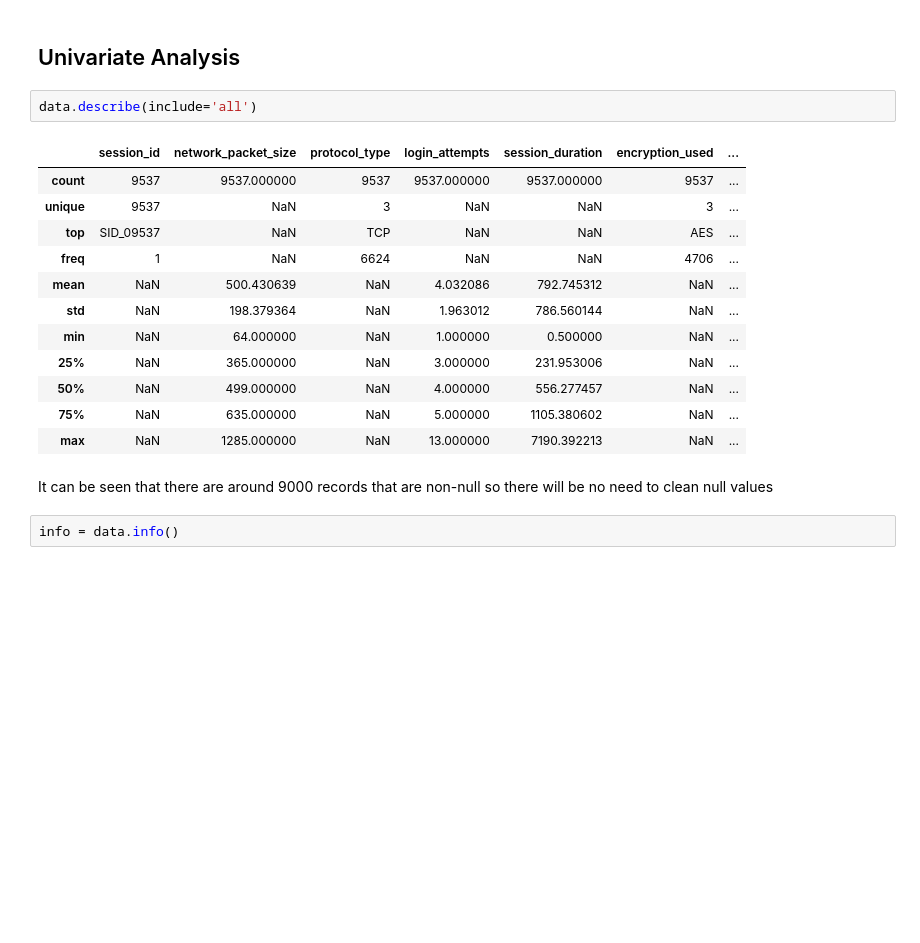
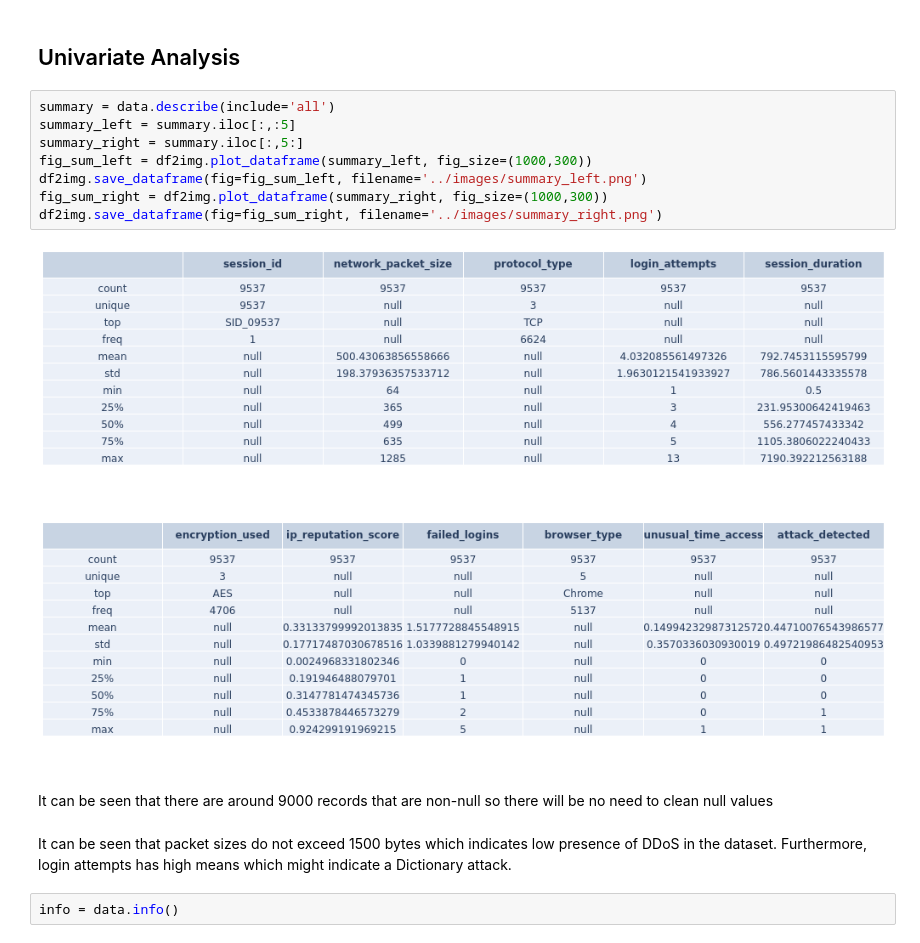
Before and after one commit to aczeta/AIM-Capstone, a Jupyter notebook: notebooks/eda.ipynb, the cells around one changed output. Drawn from its saved outputs; the diff is of its cells as text; blank space fills up the shorter version.

```diff
--- a/notebooks/eda.ipynb
+++ b/notebooks/eda.ipynb
@@ -63,22 +63,20 @@ No or weak encryption indicates a possible attack since it allows vulnerability
 # %% [markdown]
 ## Univariate Analysis
 # %%
-data.describe(include='all')
+summary = data.describe(include='all')
+summary_left = summary.iloc[:,:5]
+summary_right = summary.iloc[:,5:]
+fig_sum_left = df2img.plot_dataframe(summary_left, fig_size=(1000,300))
+df2img.save_dataframe(fig=fig_sum_left, filename='../images/summary_left.png')
+fig_sum_right = df2img.plot_dataframe(summary_right, fig_size=(1000,300))
+df2img.save_dataframe(fig=fig_sum_right, filename='../images/summary_right.png')
 # %% [output]
-|  | session_id | network_packet_size | protocol_type | login_attempts | session_duration | encryption_used | ... |
-| count | 9537 | 9537.000000 | 9537 | 9537.000000 | 9537.000000 | 9537 | ... |
-| unique | 9537 | NaN | 3 | NaN | NaN | 3 | ... |
-| top | SID_09537 | NaN | TCP | NaN | NaN | AES | ... |
-| freq | 1 | NaN | 6624 | NaN | NaN | 4706 | ... |
-| mean | NaN | 500.430639 | NaN | 4.032086 | 792.745312 | NaN | ... |
-| std | NaN | 198.379364 | NaN | 1.963012 | 786.560144 | NaN | ... |
-| min | NaN | 64.000000 | NaN | 1.000000 | 0.500000 | NaN | ... |
-| 25% | NaN | 365.000000 | NaN | 3.000000 | 231.953006 | NaN | ... |
-| 50% | NaN | 499.000000 | NaN | 4.000000 | 556.277457 | NaN | ... |
-| 75% | NaN | 635.000000 | NaN | 5.000000 | 1105.380602 | NaN | ... |
-| max | NaN | 1285.000000 | NaN | 13.000000 | 7190.392213 | NaN | ... |
+[figure, added]
+[figure, added]
 # %% [markdown]
 It can be seen that there are around 9000 records that are non-null so there will be no need to clean null values
+# %% [markdown]
+It can be seen that packet sizes do not exceed 1500 bytes which indicates low presence of DDoS in the dataset. Furthermore, login attempts has high means which might indicate a Dictionary attack.
 # %%
 info = data.info()
 # %% [output]
```
Also changed, not shown: parts of 2 cells of this notebook, 2 other files.
